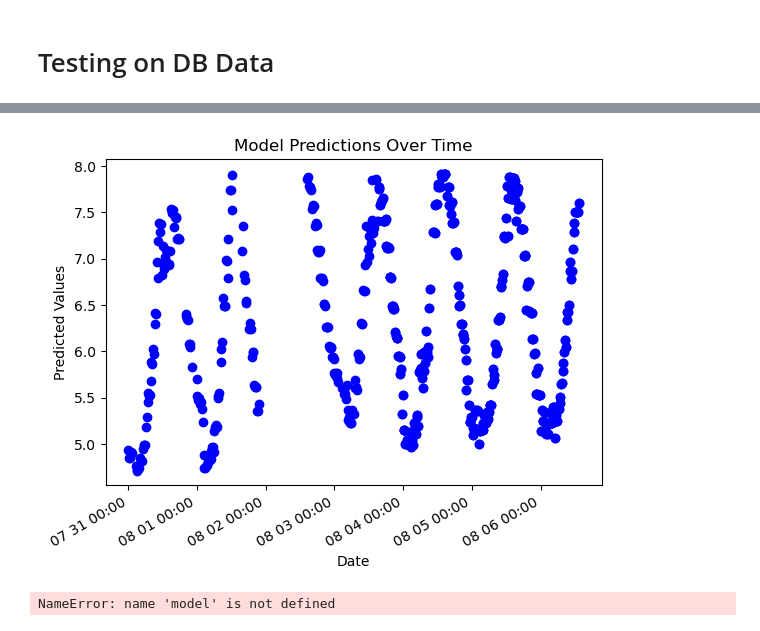
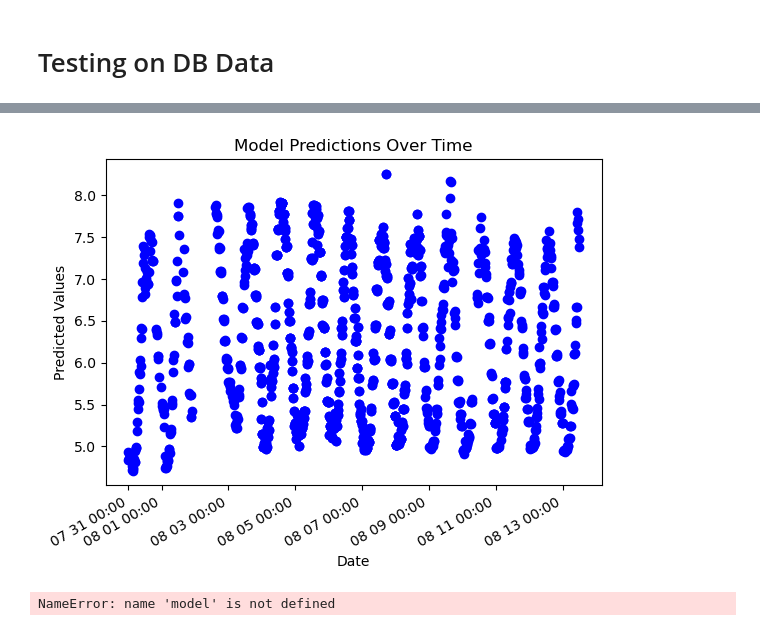
Before and after one commit to NawidT/morefish-ml, a Jupyter notebook: training/nh3_train.ipynb, the cells around one changed output, grey strips where cells are left out. Saved outputs shown, nothing was run; the diff lists cells and outputs as text; code cells hidden in the pictures.

```diff
--- a/training/nh3_train.ipynb
+++ b/training/nh3_train.ipynb
@@ -573,7 +573,7 @@ df_do = df.rename(columns={'light': 'global_light_energy_w_m2', 'airtemp': 'airt
 do_pred = do_predict(df_do[['global_light_energy_w_m2', 'ph', 'temperature_oc', 'humid_rh', 'airtemp_oc','depth', 'hour']])
 df['do'] = do_pred
 # %%
-aug = pd.read_csv("../datasets/Sensor-predict/sparkfarms-aug6-prod.csv")
+aug = pd.read_csv("../datasets/Sensor-predict/sparkfarms-aug13-prod.csv")
 aug = aug.dropna(subset=['dvd_created_at', 'dvd_ph', 'dvd_do', 'dvd_temp'])
 aug = aug.drop(columns=['id', 'dvd_status', 'dvd_haulage', 'dvd_lat', 'dvd_long', 'dvd_mileage', 'dvd_speed',
        'dvd_meter_reading', 'dvd_bearing', 'dvd_bettery', 'dvd_updated_at','dvd_alkalinity', 'dvd_hardness',
@@ -592,6 +592,8 @@ fig, ax = plt.subplots()
 ax.plot(aug['datetime'], aug['dvd_do'].astype(float), 'bo')
 
 
+# import dateformatter
+from matplotlib.dates import DateFormatter
 # Format the date labels on the x-axis
 myFmt = DateFormatter("%m %d %H:%M")
 ax.xaxis.set_major_formatter(myFmt)
@@ -614,5 +616,5 @@ plt.show()
 Name: datetime, dtype: datetime64[ns]
-[figure, old version]
+[figure, new version]
 # %%
  # test the neural net model and store its result in the pandas df
 y_test_all = []
```
Also changed, not shown: parts of 2 cells of this notebook, 6 other files.
